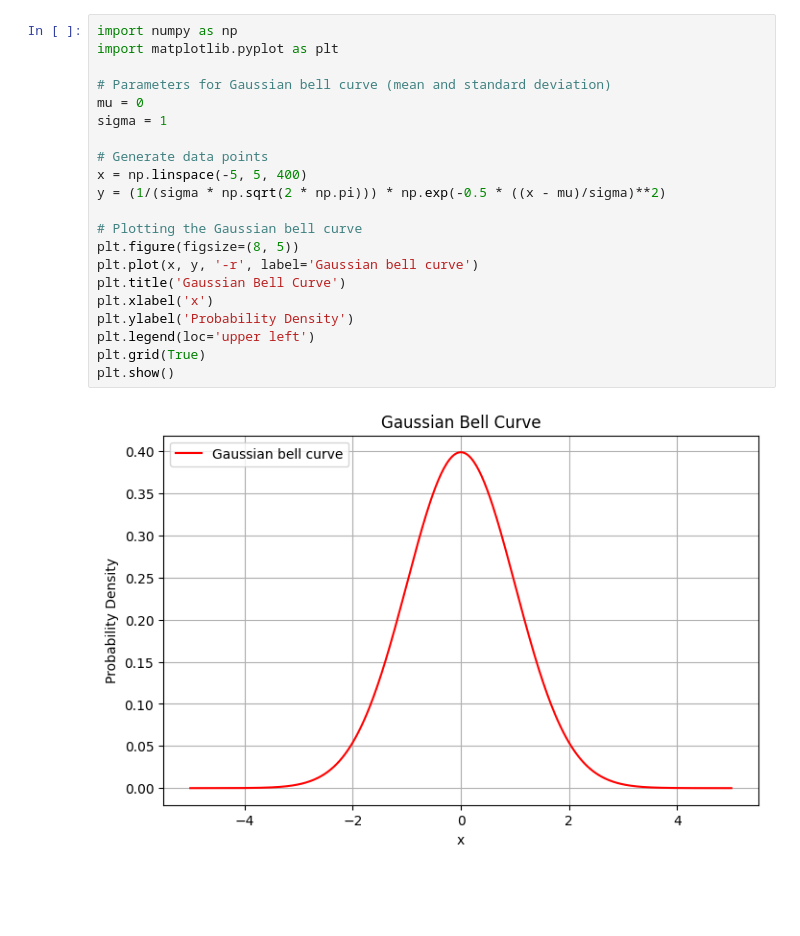
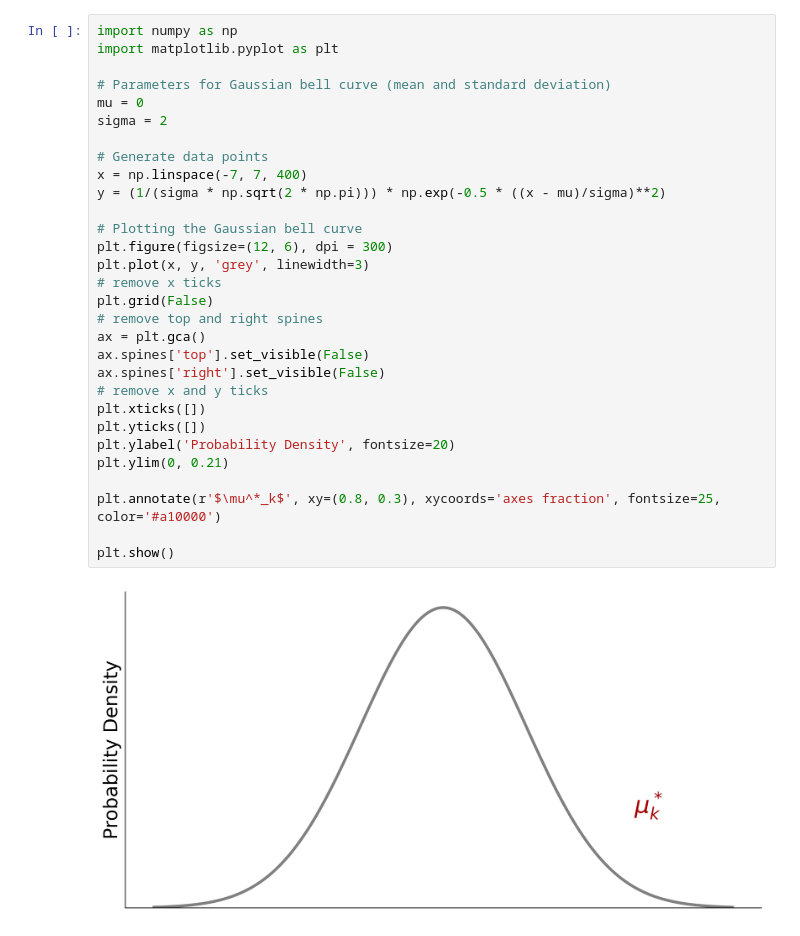
Before and after one commit to lendobo/enclad, a Jupyter notebook: visualizations/Gaussian.ipynb, the cells around one changed output. Saved outputs shown, nothing was run; the diff lists cells and outputs as text; blank space fills up the shorter version.

```diff
--- a/visualizations/Gaussian.ipynb
+++ b/visualizations/Gaussian.ipynb
@@ -1,26 +1,35 @@
 # %%
 import numpy as np
 import matplotlib.pyplot as plt
 
 # Parameters for Gaussian bell curve (mean and standard deviation)
 mu = 0
-sigma = 1
+sigma = 2
 
 # Generate data points
-x = np.linspace(-5, 5, 400)
+x = np.linspace(-7, 7, 400)
 y = (1/(sigma * np.sqrt(2 * np.pi))) * np.exp(-0.5 * ((x - mu)/sigma)**2)
 
 # Plotting the Gaussian bell curve
-plt.figure(figsize=(8, 5))
-plt.plot(x, y, '-r', label='Gaussian bell curve')
-plt.title('Gaussian Bell Curve')
-plt.xlabel('x')
-plt.ylabel('Probability Density')
-plt.legend(loc='upper left')
-plt.grid(True)
+plt.figure(figsize=(12, 6), dpi = 300)
+plt.plot(x, y, 'grey', linewidth=3)
+# remove x ticks
+plt.grid(False)
+# remove top and right spines
+ax = plt.gca()
+ax.spines['top'].set_visible(False)
+ax.spines['right'].set_visible(False)
+# remove x and y ticks
+plt.xticks([])
+plt.yticks([])
+plt.ylabel('Probability Density', fontsize=20)
+plt.ylim(0, 0.21)
+
+plt.annotate(r'$\mu^*_k$', xy=(0.8, 0.3), xycoords='axes fraction', fontsize=25, color='#a10000')
+
 plt.show()
 # %% [output]
-[figure, old version]
+[figure, new version]
 # %%
 import numpy as np
 import matplotlib.pyplot as plt
```
Also changed, not shown: parts of 1 cell of this notebook, 10 other files.
